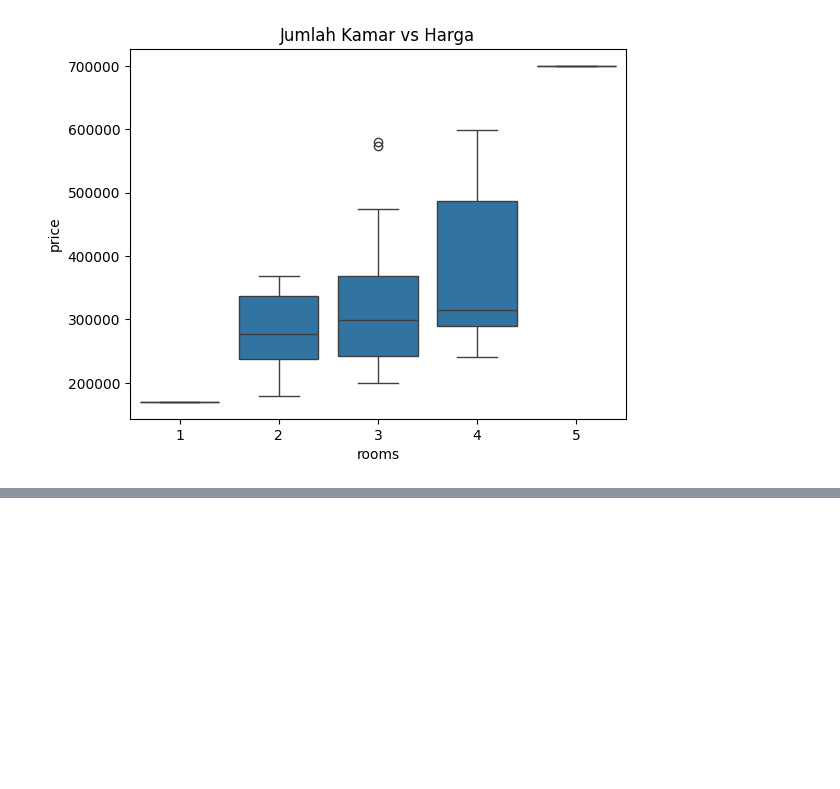
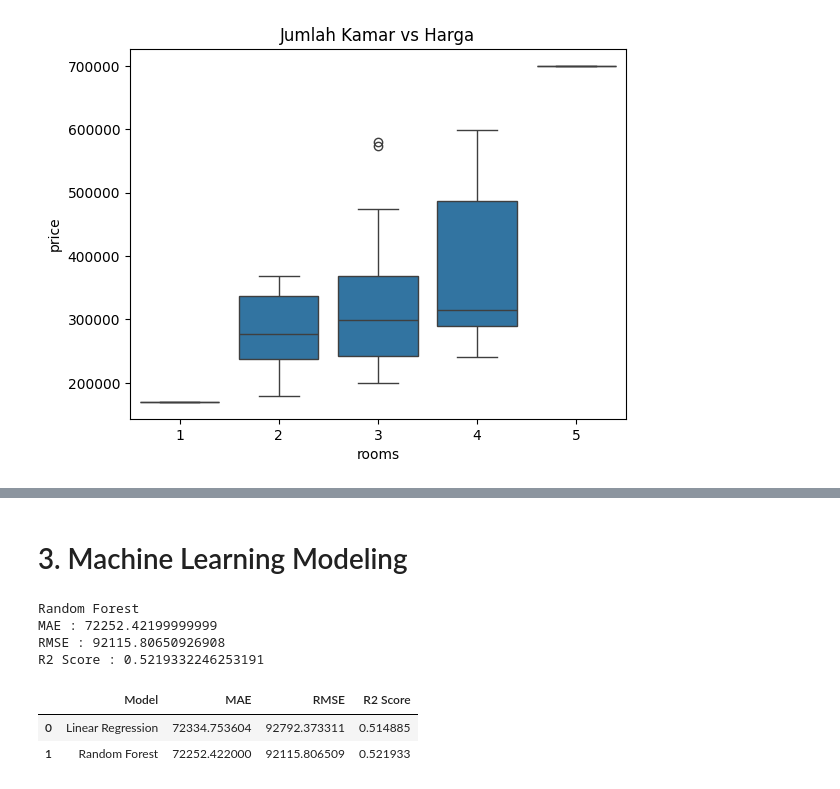
Before and after one commit to NajwaKaila/UAS-BengkelKoding, a Jupyter notebook: Notebook/UAS BengKod.ipynb, the cells around one changed output, grey strips where cells are left out. Saved outputs shown, nothing was run; the diff lists cells and outputs as text; code cells hidden in the pictures; blank space fills up the shorter version.

```diff
--- a/Notebook/UAS BengKod.ipynb
+++ b/Notebook/UAS BengKod.ipynb
@@ -79,0 +156,2 @@ plt.show()
+# %% [markdown]
+# 3. Machine Learning Modeling
@@ -79,0 +185,55 @@ plt.show()
+# %%
+from sklearn.ensemble import RandomForestRegressor
+
+# Training Random Forest
+rf = RandomForestRegressor(random_state=42)
+rf.fit(X_train, y_train)
+
+y_pred_rf = rf.predict(X_test)
+
+# Evaluasi Random Forest
+mae_rf = mean_absolute_error(y_test, y_pred_rf)
+
+rmse_rf = np.sqrt(
+    mean_squared_error(y_test, y_pred_rf)
+)
+
+r2_rf = r2_score(y_test, y_pred_rf)
+
+print("Random Forest")
+print("MAE :", mae_rf)
+print("RMSE :", rmse_rf)
+print("R2 Score :", r2_rf)
+# %% [output]
+Random Forest
+MAE : 72252.42199999999
+RMSE : 92115.80650926908
+R2 Score : 0.5219332246253191
+# %%
+# Membandingkan Model
+import pandas as pd
+
+hasil = pd.DataFrame({
+    "Model": [
+        "Linear Regression",
+        "Random Forest"
+    ],
+    "MAE": [
+        mae_lr,
+        mae_rf
+    ],
+    "RMSE": [
+        rmse_lr,
+        rmse_rf
+    ],
+    "R2 Score": [
+        r2_lr,
+        r2_rf
+    ]
+})
+
+hasil
+# %% [output]
+|  | Model | MAE | RMSE | R2 Score |
+| 0 | Linear Regression | 72334.753604 | 92792.373311 | 0.514885 |
+| 1 | Random Forest | 72252.422000 | 92115.806509 | 0.521933 |
```
Also changed, not shown: parts of 22 cells of this notebook, 2 other files.
